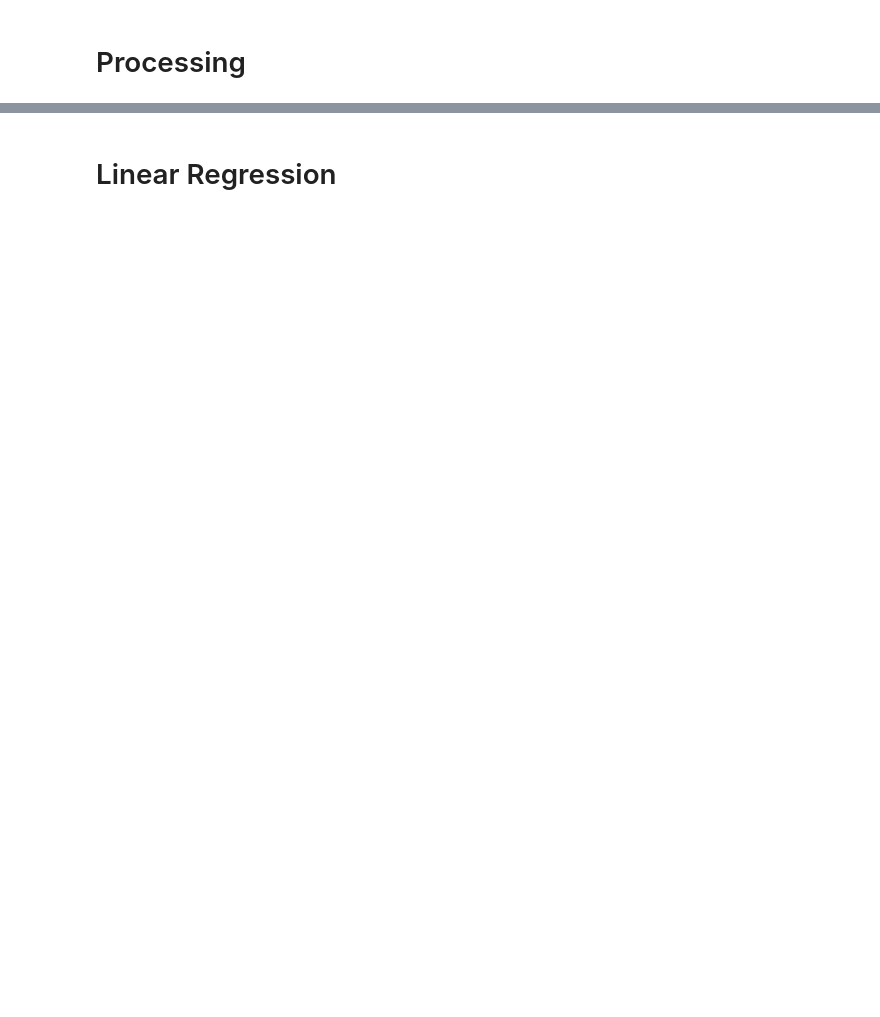
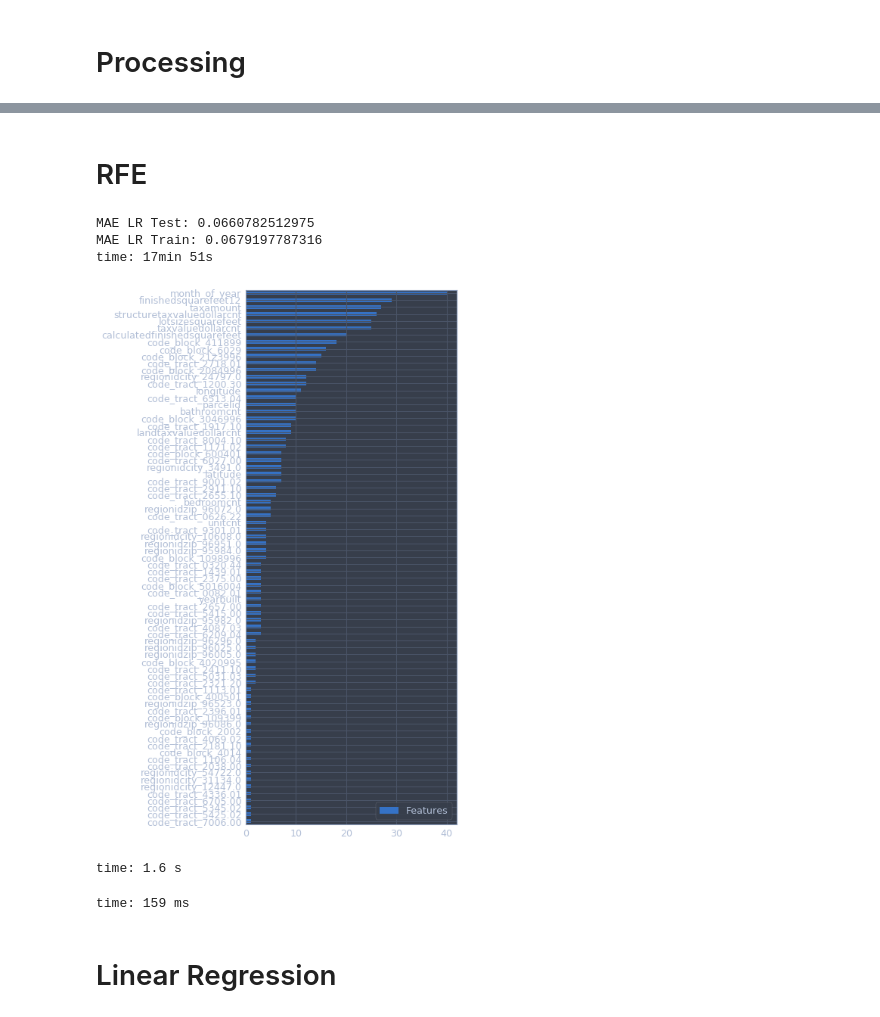
Before and after one commit to tudoriliuta/ZillowForecast, a Jupyter notebook: ZillowForecast.ipynb, the cells around one changed output, grey strips where cells are left out. Saved outputs shown, nothing was run; the diff lists cells and outputs as text; code cells hidden in the pictures; blank space fills up the shorter version.

Commit message:
RFE implementation and adjustment for XGB - feature selection. TODO: Feature engineering to capture monthly sentiment considering unbalanced data.

```diff
--- a/ZillowForecast.ipynb
+++ b/ZillowForecast.ipynb
@@ -133,7 +161,7 @@ time: 4.94 ms
 # Some set of features which would intuitively make sense to be correlated with the price of the house.
 # However, given that the problem is to discover areas of improvement in the model, they might not contribute
 # significantly.
-temporal = ['month_of_year', 'quarter']#,'day_of_week','is_weekend']
+temporal = ['month_of_year']#,'day_of_week','is_weekend']
 ids      = ['storytypeid','airconditioningtypeid','buildingclasstypeid',
             'decktypeid','pooltypeid10',
             'pooltypeid2','buildingqualitytypeid','pooltypeid7','heatingorsystemtypeid',
@@ -158,9 +186,9 @@ transactions_final_columns = [i for i in transactions_final_columns if i not in
 
 # Other features
 transactions['taxdelinquencyflag'] = transactions['taxdelinquencyflag'].replace('Y', 1)
-transactions['code_fips']  = transactions['rawcensustractandblock'].apply(lambda x: str(x)[:4])
-transactions['code_tract'] = transactions['rawcensustractandblock'].apply(lambda x: str(x)[4:11])
-transactions['code_block'] = transactions['rawcensustractandblock'].apply(lambda x: str(x)[11:])
+transactions['code_fips']  = transactions['rawcensustractandblock'].apply(lambda x: str(x)[:4]).replace('',0)
+transactions['code_tract'] = transactions['rawcensustractandblock'].apply(lambda x: str(x)[4:11]).replace('',0)
+transactions['code_block'] = transactions['rawcensustractandblock'].apply(lambda x: str(x)[11:]).replace('',0)
 
 # Feature importance based on its correlation with the 'logerror'
 # corrs = transactions.corr()['logerror'].sort_values(ascending=False)
@@ -209,3 +230,33 @@ plt.bar(counts['month_of_year'].values, counts['parcelid'].values)
+# %% [markdown]
+# RFE
+# %%
+#model_lr = LinearRegression()
+model_xgb = xg.XGBRegressor()
+selector = RFE(model_xgb, 100, step=1000)
+model = selector.estimator.fit(x_train, y_train)
+train_preds = model.predict(x_train)
+test_preds = model.predict(x_test)
+
+predicted_mae_lr_test = mean_absolute_error(y_test, test_preds)
+print('MAE LR Test:', predicted_mae_lr_test)
+predicted_mae_lr_train = mean_absolute_error(y_train, train_preds)
+print('MAE LR Train:', predicted_mae_lr_train)
+# %% [output]
+MAE LR Test: 0.0660782512975
+MAE LR Train: 0.0679197787316
+time: 17min 51s
+# %%
+dict_features = plot_best_features(model, data=x_all, num_features=100, figsize=(5,13))
+# %% [output]
+[figure, added]
+time: 1.6 s
+# %%
+best_columns = list(dict_features.keys())
+#new_sparse_columns = x_all.columns
+x_rfe_train = pd.DataFrame(x_train, columns=new_sparse_columns)[best_columns].values
+x_rfe_test  = pd.DataFrame(x_test,  columns=new_sparse_columns)[best_columns].values
+# %% [output]
+time: 159 ms
 # %% [markdown]
 # Linear Regression
 # %%
```
Also changed, not shown: parts of 13 cells of this notebook.
